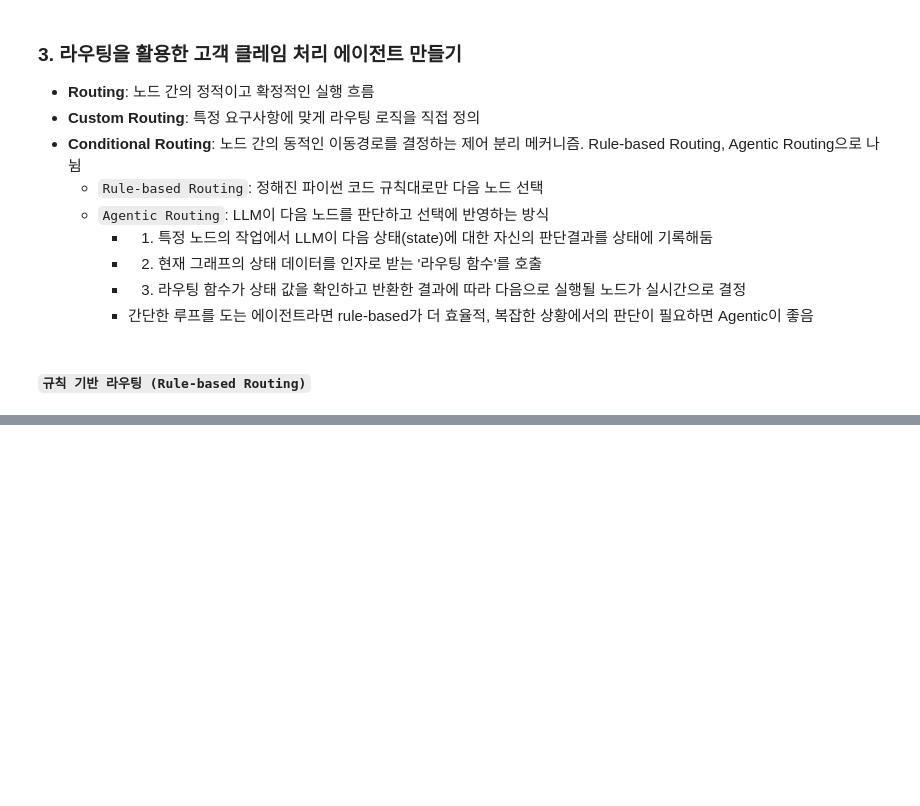
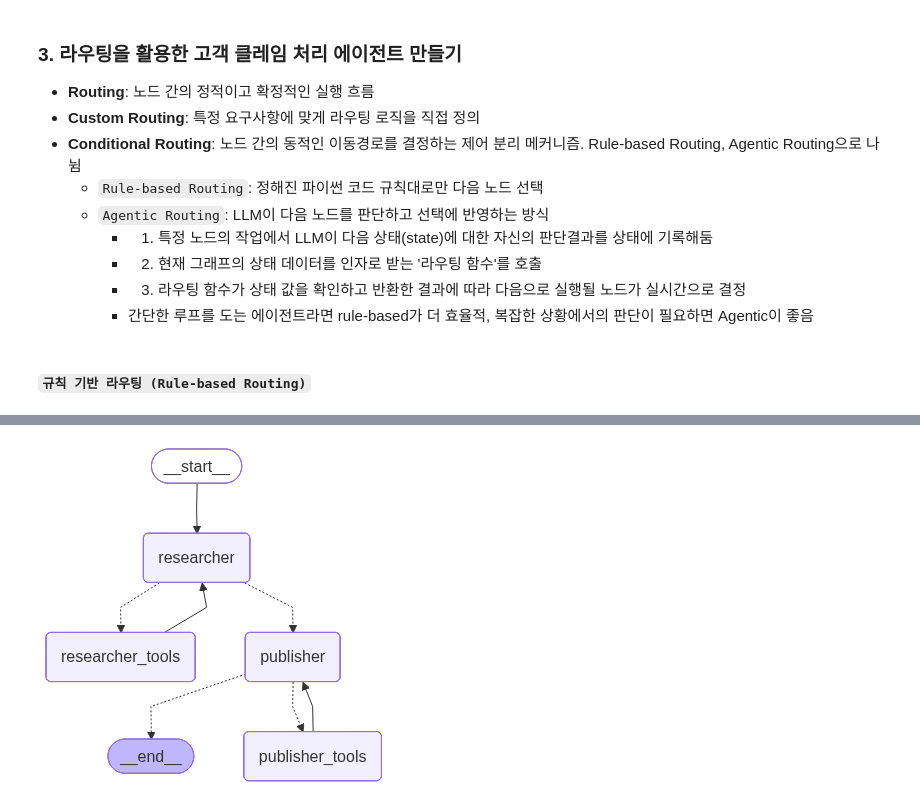
Before and after one commit to hayden-71/26_TIL, a Jupyter notebook: 260406_AI에이전트_3_(langgraph).ipynb, the cells around one changed output, grey strips where cells are left out. Drawn from its saved outputs; the diff is of its cells as text; code cells hidden in the pictures; blank space fills up the shorter version.

```diff
--- a/260406_AI에이전트_3_(langgraph).ipynb
+++ b/260406_AI에이전트_3_(langgraph).ipynb
@@ -454,0 +688,15 @@ def save_to_file(filename:str, content:str) -> str:
+# %%
+# 만들어둔 벡터 DB내용 불러오기
+my_embedding = OpenAIEmbeddings(
+    model='text-embedding-3-small',
+    api_key=MY_API_KEY
+)
+
+my_directory = "/VectorStores"
+
+vectordb = Chroma(
+    persist_directory=my_directory,
+    embedding_function=my_embedding
+)
+
+my_retriever = vectordb.as_retriever(search_kwargs={'k':3})
@@ -454,0 +1025,5 @@ def save_to_file(filename:str, content:str) -> str:
+# %%
+# 그래프 시각화
+display(Image(enterprise_app.get_graph().draw_mermaid_png()))
+# %% [output]
+[figure, added]
```
Also changed, not shown: parts of 28 cells of this notebook, 3 other files.
